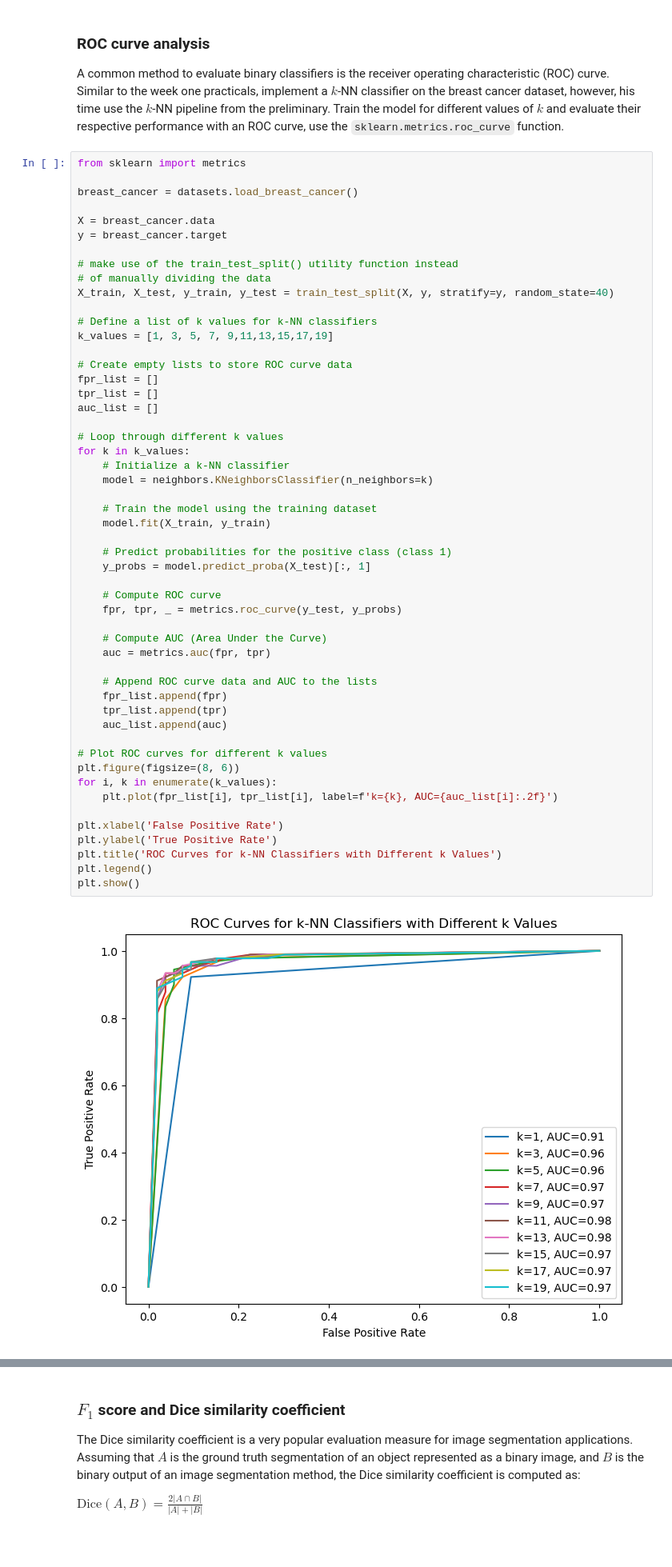
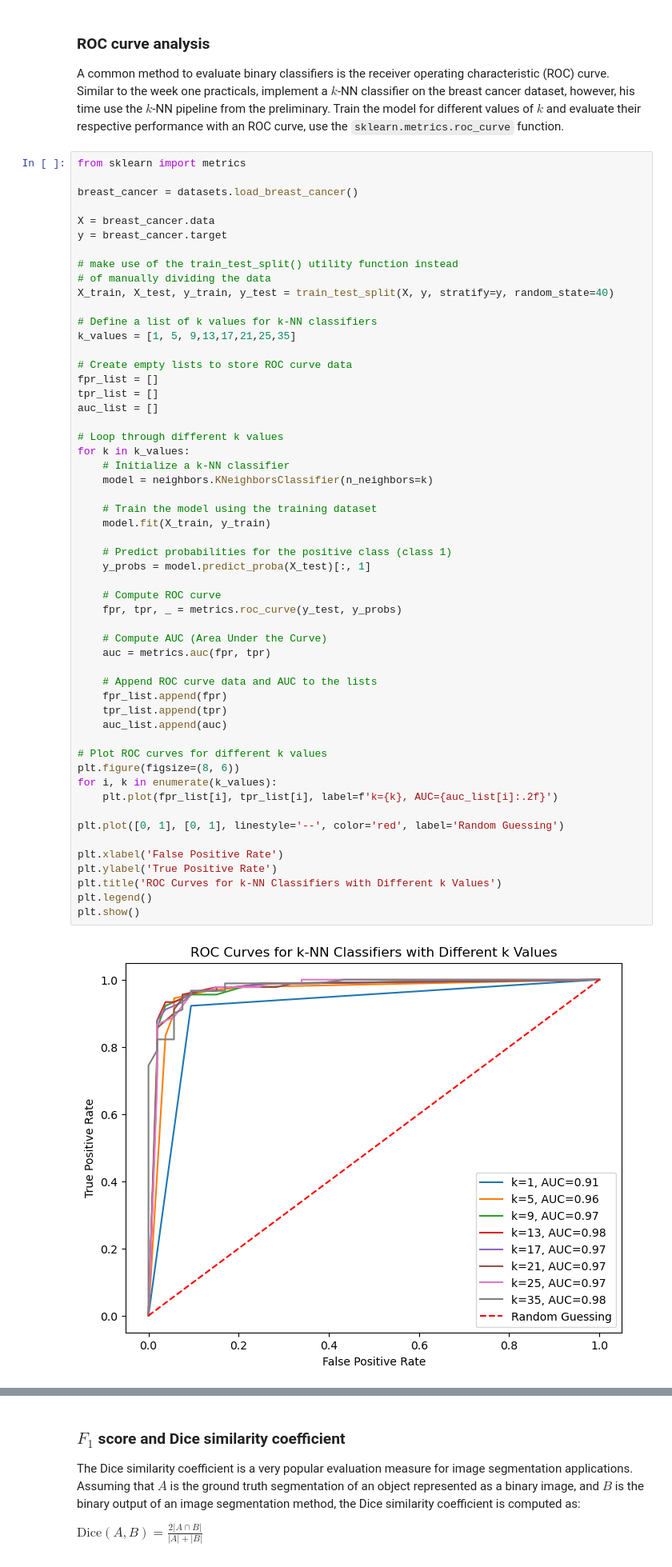
Before and after one commit to Fvlasman/8DM50-Machine-Learning, a Jupyter notebook: week_2_assigment.ipynb, the cells around one changed output, grey strips where cells are left out. Shown: that part at 80% size. Cells and saved outputs as stored; diff of their text form.

```diff
--- a/week_2_assigment.ipynb
+++ b/week_2_assigment.ipynb
@@ -169,7 +172,7 @@ y = breast_cancer.target
 X_train, X_test, y_train, y_test = train_test_split(X, y, stratify=y, random_state=40)
 
 # Define a list of k values for k-NN classifiers
-k_values = [1, 3, 5, 7, 9,11,13,15,17,19]
+k_values = [1, 5, 9,13,17,21,25,35]
 
 # Create empty lists to store ROC curve data
 fpr_list = []
@@ -182,31 +185,33 @@ for k in k_values:
     model = neighbors.KNeighborsClassifier(n_neighbors=k)
 
     # Train the model using the training dataset
     model.fit(X_train, y_train)
 
     # Predict probabilities for the positive class (class 1)
     y_probs = model.predict_proba(X_test)[:, 1]
 
     # Compute ROC curve
     fpr, tpr, _ = metrics.roc_curve(y_test, y_probs)
 
     # Compute AUC (Area Under the Curve)
     auc = metrics.auc(fpr, tpr)
 
     # Append ROC curve data and AUC to the lists
     fpr_list.append(fpr)
     tpr_list.append(tpr)
     auc_list.append(auc)
 
 # Plot ROC curves for different k values
 plt.figure(figsize=(8, 6))
 for i, k in enumerate(k_values):
     plt.plot(fpr_list[i], tpr_list[i], label=f'k={k}, AUC={auc_list[i]:.2f}')
 
+plt.plot([0, 1], [0, 1], linestyle='--', color='red', label='Random Guessing')
+
 plt.xlabel('False Positive Rate')
 plt.ylabel('True Positive Rate')
 plt.title('ROC Curves for k-NN Classifiers with Different k Values')
 plt.legend()
 plt.show()
 # %% [output]
-[figure, old version]
+[figure, new version]
```
Also changed, not shown: parts of 4 cells of this notebook.
